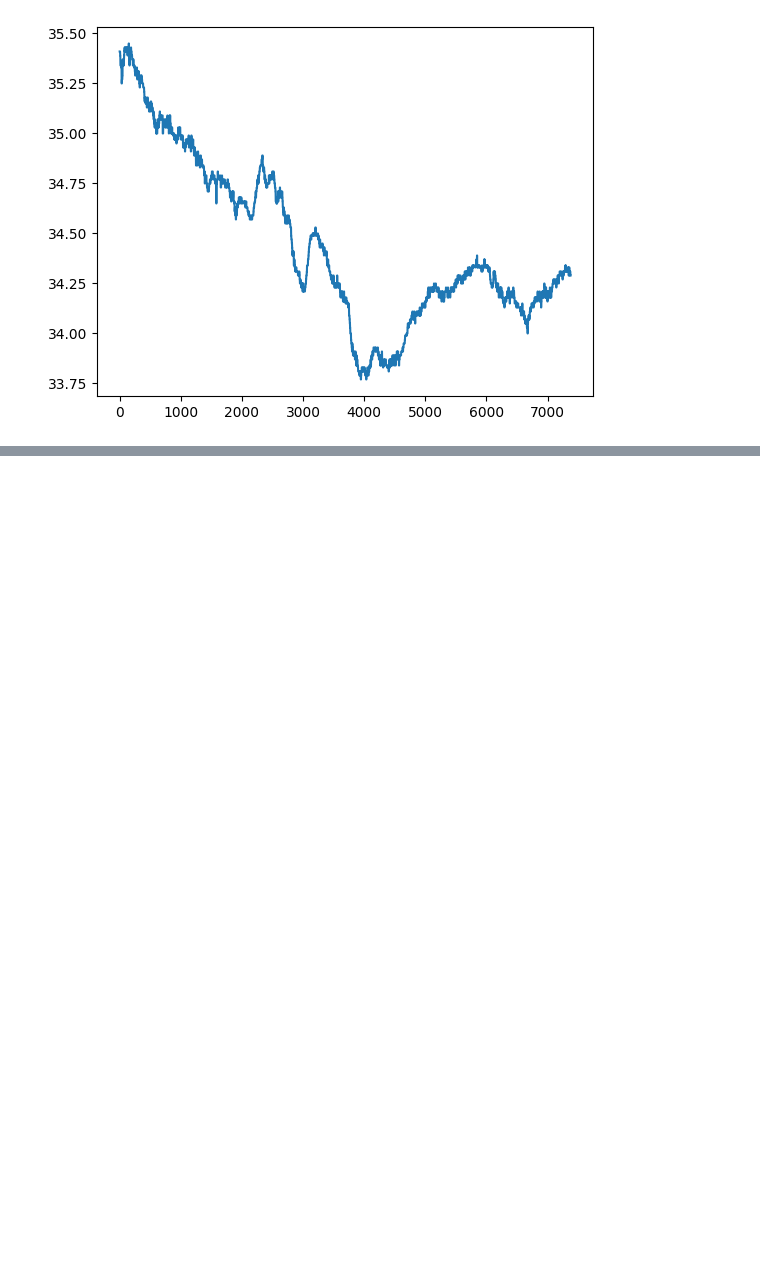
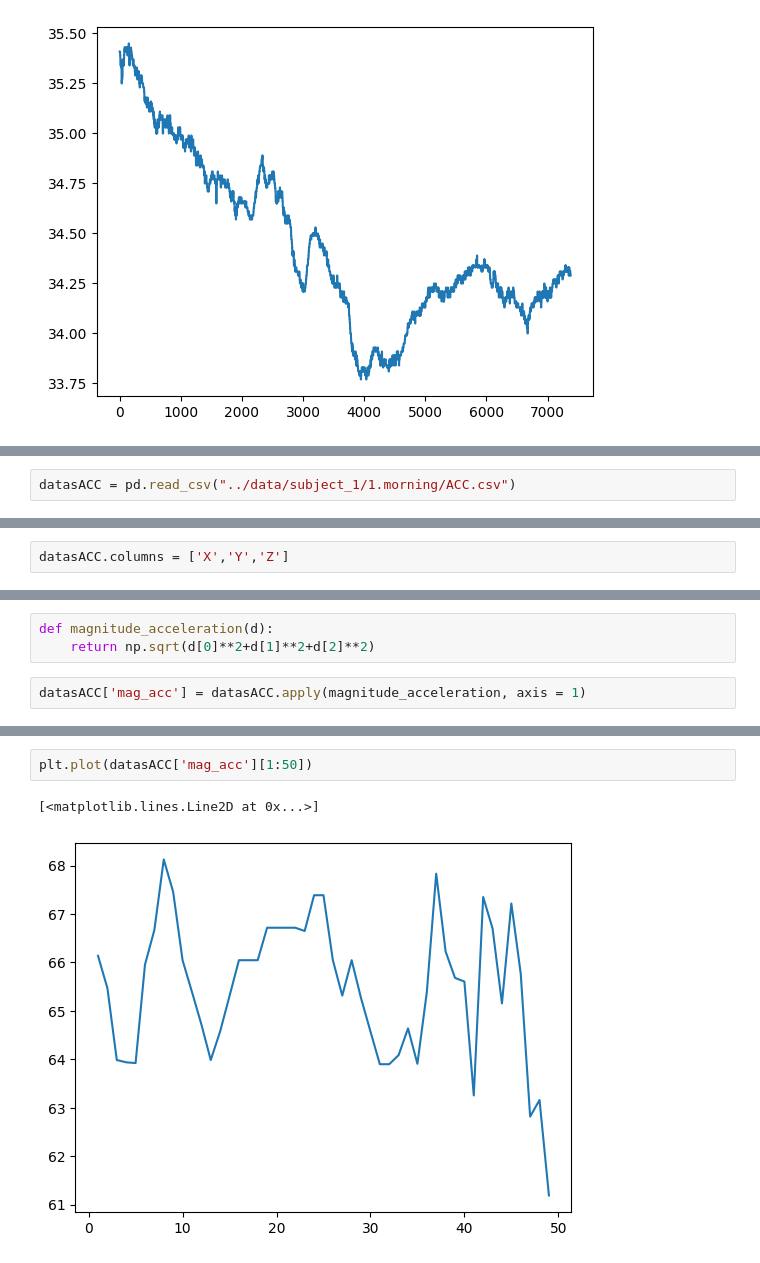
Before and after one commit to CapnJackSparrow/09-IMU-based-fatigue-detection, a Jupyter notebook: notebooks/Traian_Project.ipynb, the cells around one changed output, grey strips where cells are left out. Cells and saved outputs as stored; diff of their text form; blank space fills up the shorter version.

```diff
--- a/notebooks/Traian_Project.ipynb
+++ b/notebooks/Traian_Project.ipynb
@@ -268,0 +362,2 @@ plt.plot(datasTEMP[1:])
+# %%
+datasACC = pd.read_csv("../data/subject_1/1.morning/ACC.csv")
@@ -268,0 +380,2 @@ plt.plot(datasTEMP[1:])
+# %%
+datasACC.columns = ['X','Y','Z']
@@ -268,0 +398,5 @@ plt.plot(datasTEMP[1:])
+# %%
+def magnitude_acceleration(d):
+    return np.sqrt(d[0]**2+d[1]**2+d[2]**2)
+# %%
+datasACC['mag_acc'] = datasACC.apply(magnitude_acceleration, axis = 1)
@@ -268,0 +419,5 @@ plt.plot(datasTEMP[1:])
+# %%
+plt.plot(datasACC['mag_acc'][1:50])
+# %% [output]
+[<matplotlib.lines.Line2D at 0x...>]
+[figure, added]
```
Also changed, not shown: parts of 66 cells of this notebook.
